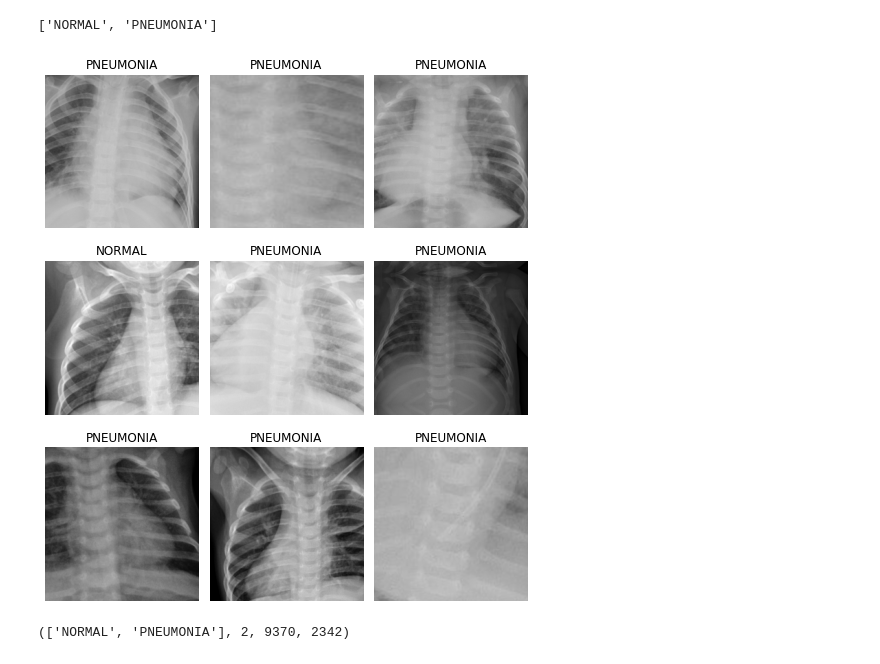
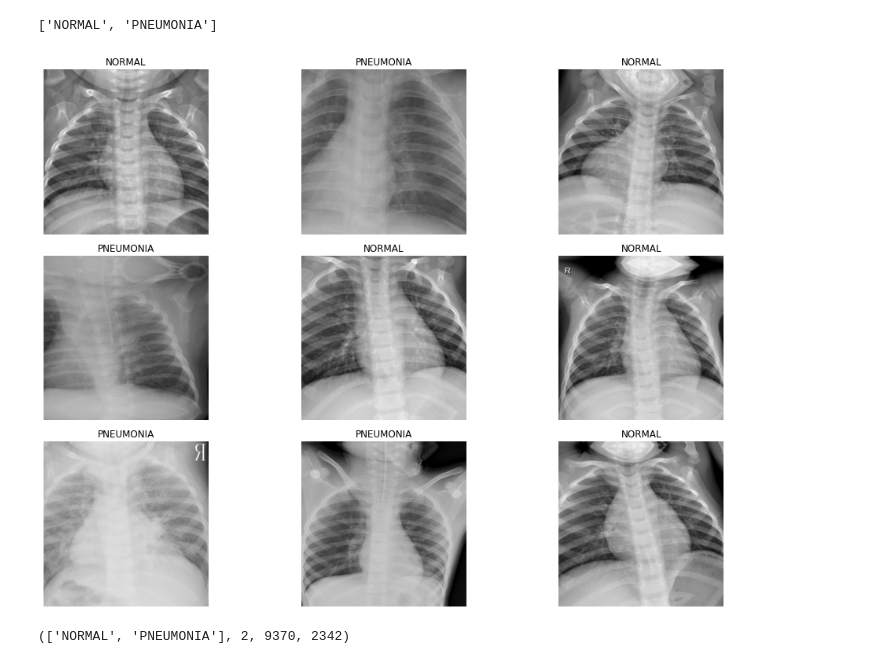
Before and after one commit to Shukriy/fastai, a Jupyter notebook: Pneumonia_Image_Dataset_Fastai.ipynb, the cells around one changed output. Saved outputs shown, nothing was run; the diff lists cells and outputs as text; code cells hidden in the pictures.

```diff
--- a/Pneumonia_Image_Dataset_Fastai.ipynb
+++ b/Pneumonia_Image_Dataset_Fastai.ipynb
@@ -32,9 +65,9 @@ data.classes
 # %% [output]
 ['NORMAL', 'PNEUMONIA']
 # %%
-data.show_batch(rows=3, figsize=(7,8))
+data.show_batch(3, figsize=(15,10))
 # %% [output]
-[figure, old version]
+[figure, new version]
 # %%
 data.classes, data.c, len(data.train_ds), len(data.valid_ds)
 # %% [output]
```
Also changed, not shown: parts of 14 cells of this notebook.
